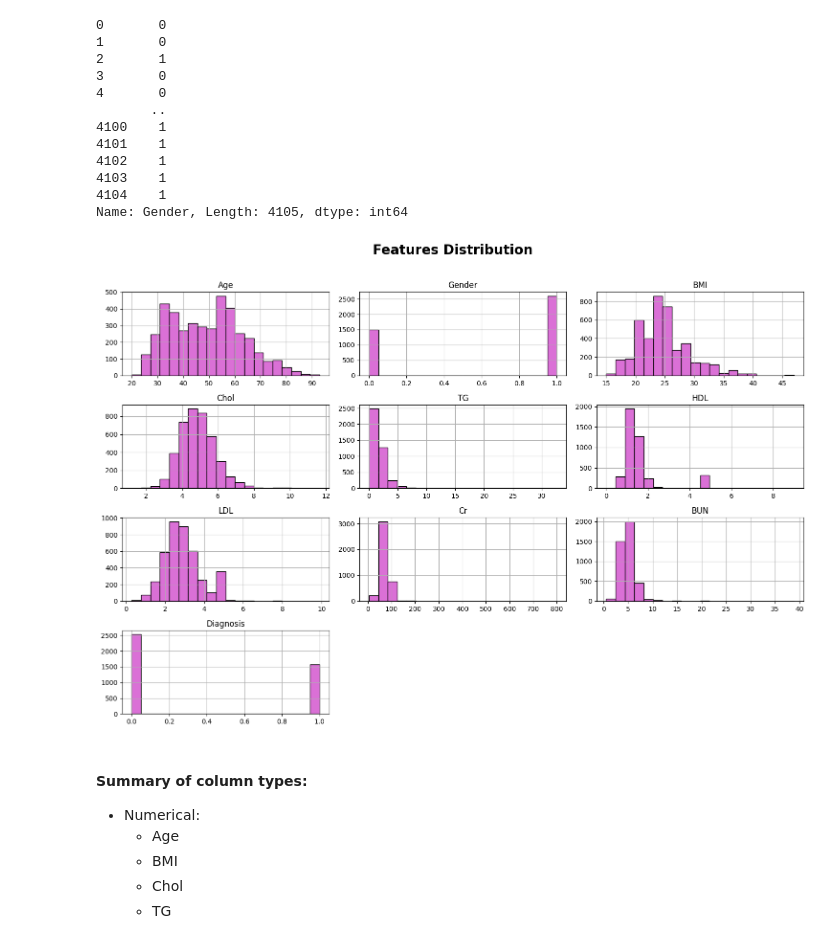
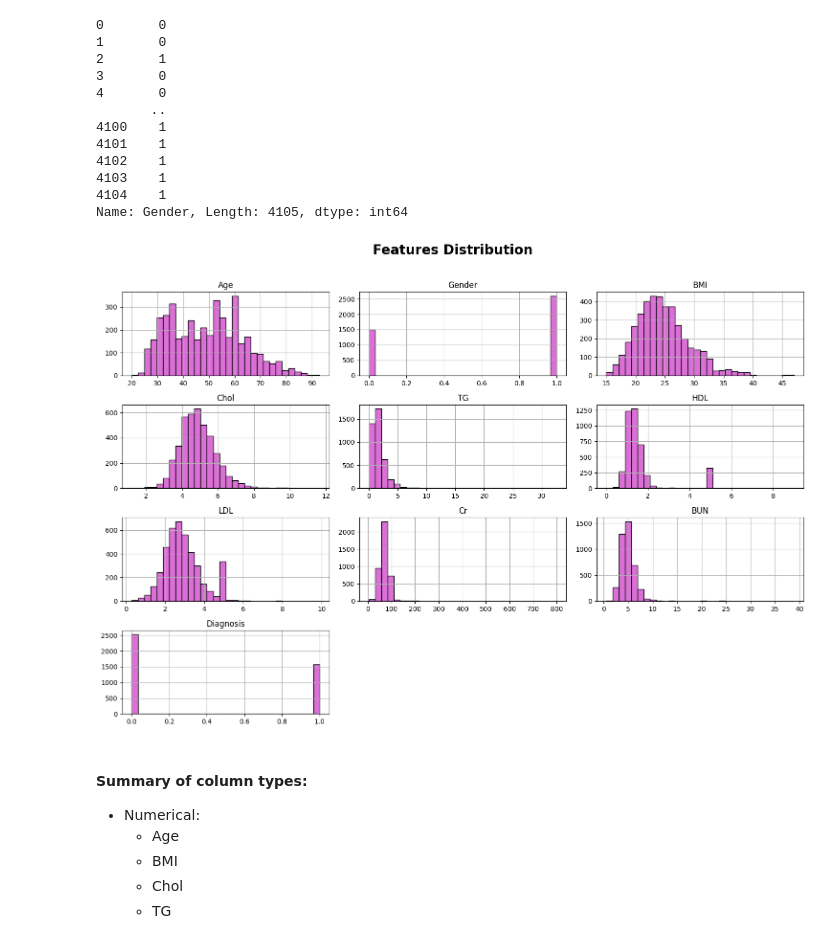
Before and after one commit to Nimaabediforud/BioFusion-Hybrid-Biomedical-Prediction, a Jupyter notebook: Notebooks/EDA.ipynb, the cells around one changed output. Cells and saved outputs as stored; diff of their text form; code cells hidden in the pictures.

```diff
--- a/Notebooks/EDA.ipynb
+++ b/Notebooks/EDA.ipynb
@@ -248,12 +248,15 @@ train["Gender"]
 Name: Gender, Length: 4105, dtype: int64
 # %%
 # Visualize distribution of features and target
-train.hist(figsize=(15, 10), color="orchid", edgecolor="k", bins=20)
-plt.suptitle("Features Distribution", fontsize=20, fontweight="bold", y=1.02)
-plt.tight_layout()
-plt.show()
+def hist(train, color="orchid", title="Features Distribution"):
+    train.hist(figsize=(15, 10), color=color, edgecolor="k", bins=30)
+    plt.suptitle(title, fontsize=20, fontweight="bold", y=1.02)
+    plt.tight_layout()
+    plt.show()
+
+hist(train)
 # %% [output]
-[figure, old version]
+[figure, new version]
 # %% [markdown]
 #### Summary of column types:
 - Numerical:
```
Also changed, not shown: parts of 12 cells of this notebook, 1 other file.
